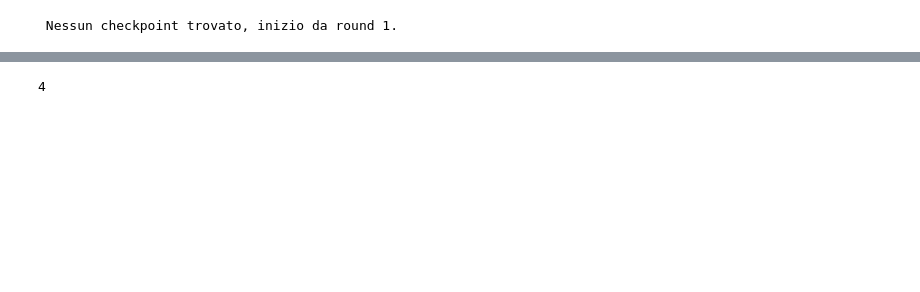
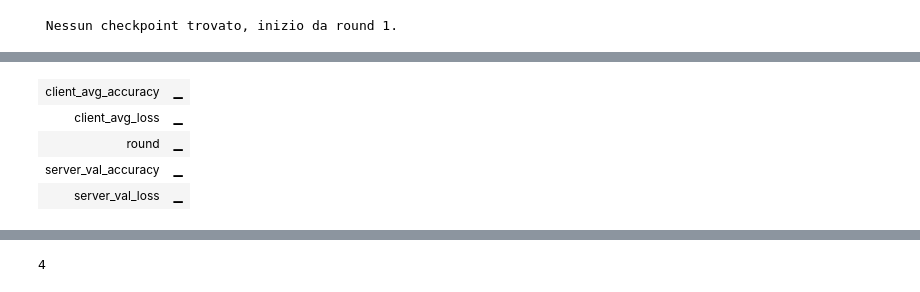
Before and after one commit to depetrofabio/FederatedLearningProject, a Jupyter notebook: experiments/baseline_federated.ipynb, the cells around one changed output, grey strips where cells are left out. Cells and saved outputs as stored; diff of their text form; code cells hidden in the pictures; blank space fills up the shorter version.

```diff
--- a/experiments/baseline_federated.ipynb
+++ b/experiments/baseline_federated.ipynb
@@ -192,9 +173,7 @@ criterion = nn.CrossEntropyLoss()
 
 # wandb.init() prepares the tracking of hyperparameters/metrics for later recording performance using wandb.log()
 
-model_name = "dino_vits16_J8_250round"
-project_name = "FederatedProject_single_dino"
-run_name = f"{model_name}_run"
+
 
 # INITIALIZE W&B
 wandb.init(
@@ -310,0 +216,87 @@ Evaluation Loss: 2.2242 | Test Accuracy: 44.13%
+# %%
+model = models.LinearFlexibleDino(num_layers_to_freeze=12) # num_layers_to_freeze
+# %%
+device = "cuda"
+# %%
+
+model_name = "dino_vits16_J4"
+project_name = "FederatedProject"
+run_name = f"{model_name}_run"
+# %%
+num_rounds_iterations = [200,300,400,500,600]
+# Loop through different num_rounds values
+for num_rounds_val in num_rounds_iterations:
+    # Re-initialize the model for each run to ensure fresh weights (or load a pre-trained one)
+    # If you want to start from the exact same initial state for each run,
+    # you might want to save the initial state_dict and load it here.
+    model = models.LinearFlexibleDino(num_layers_to_freeze=12) # Initialize your actual model here
+    model.to_cuda()
+
+    optimizer = torch.optim.SGD(
+        model.parameters(),
+        lr=learning_rate,
+        weight_decay=weight_decay,
+        momentum=momentum
+    )
+
+    # Generate a unique run name for each iteration
+    run_name = f"{model_name}_rounds_{num_rounds_val}"
+
+    # INITIALIZE W&B for each new run
+    wandb.init(
+        project=project_name,
+        name=run_name,
+        config={
+            "model": model_name,
+            "num_rounds": num_rounds_val, # Use the current num_rounds_val
+            "batch_size": test_loader.batch_size, # Using test_loader's batch_size as a placeholder
+            "learning_rate": optimizer.param_groups[0]['lr'],
+            "weight_decay": weight_decay,
+            "momentum": momentum,
+            "architecture": model.__class__.__name__,
+            "num_local_steps": num_local_steps,
+            "fraction_clients": fraction,
+        },
+        reinit=True # Important: Allows re-initialization of wandb in a loop
+    )
+
+    # Copy your config
+    config = wandb.config
+
+    # PERCORSO CHECKPOINT
+    checkpoint_dir = "/content/drive/MyDrive/FL/FederatedLearningProject/checkpoints/FL/"
+    os.makedirs(checkpoint_dir, exist_ok=True)
+    # Make checkpoint path unique to the run if you want to store separate checkpoints
+    checkpoint_path = os.path.join(checkpoint_dir, f"{model_name}_rounds_{num_rounds_val}_checkpoint.pth")
+
+    # RECOVER CHECKPOINT (This part remains, but remember it will look for a checkpoint
+    # specific to the current `model_name` and `num_rounds_val` if you've made the path unique.)
+    start_round, model_data = checkpointing.load_checkpoint_fedavg(model, optimizer, checkpoint_dir, model_name=f"{model_name}_rounds_{num_rounds_val}")
+
+    try:
+      print()
+      print(f"The 'model_data' dictionary contains the following keys: {list(model_data.keys())}")
+      model.load_state_dict(model_data["model_state_dict"])
+      optimizer.load_state_dict(model_data["optimizer_state_dict"])
+    except:
+        print("Could not load model or optimizer state dictionary. Starting from scratch or with default initialization.")
+
+    print(f"\n--- Starting training for num_rounds = {num_rounds_val} ---")
+    train_server(model=model,
+                 num_clients=num_clients,
+                 num_client_steps=num_local_steps,
+                 num_rounds=num_rounds_val, # Pass the current num_rounds_val
+                 client_dataset=client_dataset,
+                 frac=fraction,
+                 optimizer=optimizer,
+                 device=device,
+                 batch_size=64,
+                 n_rounds_log=10,
+                 val_loader=val_loader,
+                 criterion=criterion,
+                 checkpoint_path=checkpoint_path,
+                 model_name=f"{model_name}_rounds_{num_rounds_val}") # Ensure model_name is unique for checkpointing
+
+    # End the current wandb run before starting the next one
+    wandb.finish()
+# %% [output]
@@ -310,0 +308,5 @@ Evaluation Loss: 2.2242 | Test Accuracy: 44.13%
+| client_avg_accuracy | ▁ |
+| client_avg_loss | ▁ |
+| round | ▁ |
+| server_val_accuracy | ▁ |
+| server_val_loss | ▁ |
```
Also changed, not shown: parts of 8 cells of this notebook.
